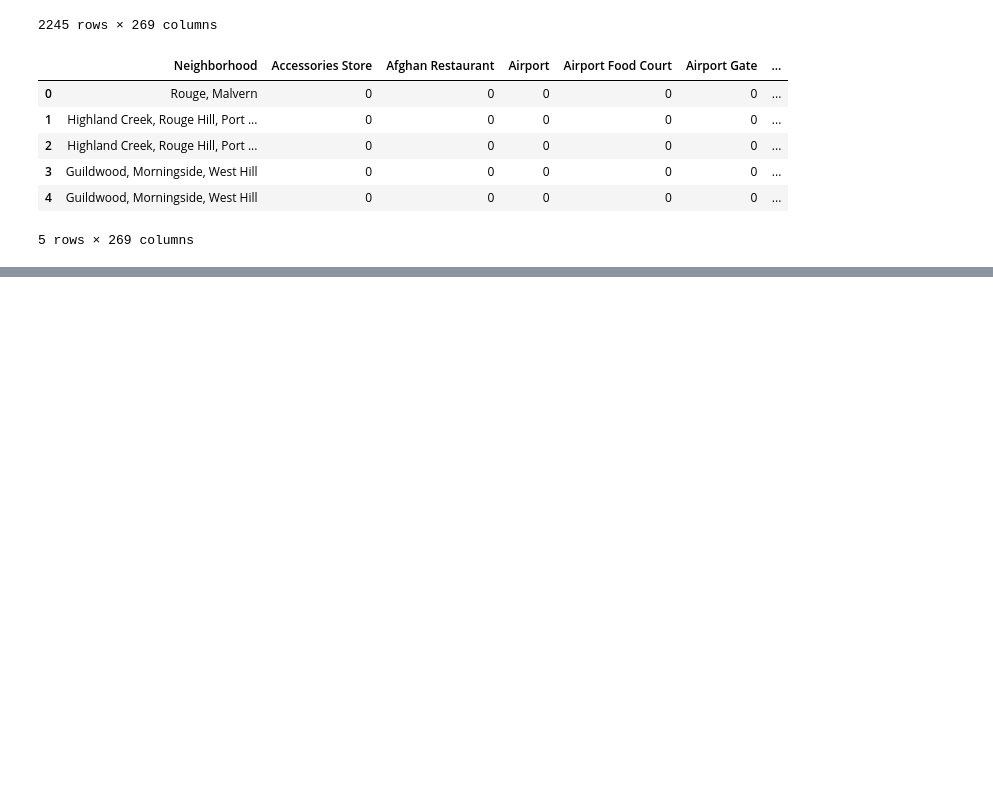
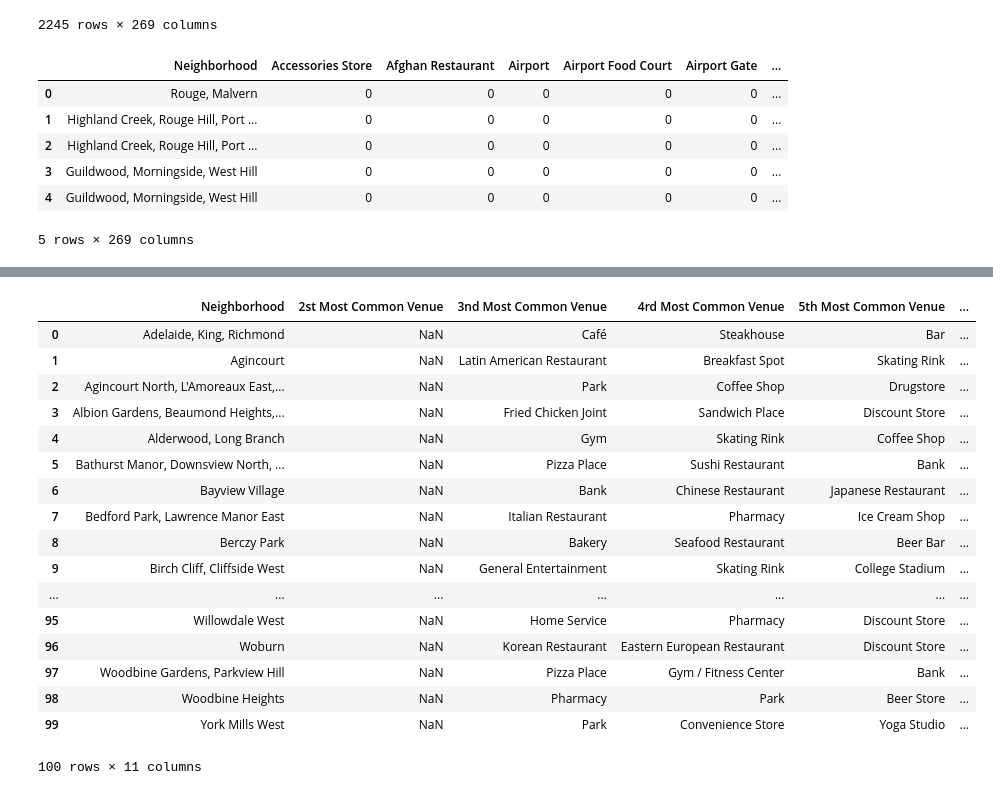
Before and after one commit to smanisty/Coursera_Capstone, a Jupyter notebook: Web Scraping3 .ipynb, the cells around one changed output, grey strips where cells are left out. Drawn from its saved outputs; the diff is of its cells as text; code cells hidden in the pictures; blank space fills up the shorter version.

Commit message:
Published from Watson Studio.

```diff
--- a/Web Scraping3 .ipynb
+++ b/Web Scraping3 .ipynb
@@ -323,0 +330,46 @@ map_clusters
+# %%
+def return_most_common_venues(row, num_top_venues):
+    row_categories = row.iloc[2:]
+    row_categories_sorted = row_categories.sort_values(ascending=False)
+
+    return row_categories_sorted.index.values[1:num_top_venues]
+# %%
+num_top_venues = 10
+
+indicators = ['st', 'nd', 'rd']
+
+# create columns according to number of top venues
+columns = ['Neighborhood']
+for ind in np.arange(num_top_venues):
+    try:
+        columns.append('{}{} Most Common Venue'.format(ind+2, indicators[ind]))
+    except:
+        columns.append('{}th Most Common Venue'.format(ind+2))
+
+# create a new dataframe
+neighborhoods_venues_sorted = pd.DataFrame(columns=columns)
+neighborhoods_venues_sorted['Neighborhood'] = toronto_grouped['Neighborhood']
+
+for ind in np.arange(toronto_merged.shape[0]):
+    neighborhoods_venues_sorted.iloc[ind, 2:] = return_most_common_venues(toronto_grouped.iloc[ind, :], num_top_venues)
+
+neighborhoods_venues_sorted.head(100)
+# %% [output]
+|  | Neighborhood | 2st Most Common Venue | 3nd Most Common Venue | 4rd Most Common Venue | 5th Most Common Venue | ... |
+| 0 | Adelaide, King, Richmond | NaN | Café | Steakhouse | Bar | ... |
+| 1 | Agincourt | NaN | Latin American Restaurant | Breakfast Spot | Skating Rink | ... |
+| 2 | Agincourt North, L'Amoreaux East,... | NaN | Park | Coffee Shop | Drugstore | ... |
+| 3 | Albion Gardens, Beaumond Heights,... | NaN | Fried Chicken Joint | Sandwich Place | Discount Store | ... |
+| 4 | Alderwood, Long Branch | NaN | Gym | Skating Rink | Coffee Shop | ... |
+| 5 | Bathurst Manor, Downsview North, ... | NaN | Pizza Place | Sushi Restaurant | Bank | ... |
+| 6 | Bayview Village | NaN | Bank | Chinese Restaurant | Japanese Restaurant | ... |
+| 7 | Bedford Park, Lawrence Manor East | NaN | Italian Restaurant | Pharmacy | Ice Cream Shop | ... |
+| 8 | Berczy Park | NaN | Bakery | Seafood Restaurant | Beer Bar | ... |
+| 9 | Birch Cliff, Cliffside West | NaN | General Entertainment | Skating Rink | College Stadium | ... |
+| ... | ... | ... | ... | ... | ... | ... |
+| 95 | Willowdale West | NaN | Home Service | Pharmacy | Discount Store | ... |
+| 96 | Woburn | NaN | Korean Restaurant | Eastern European Restaurant | Discount Store | ... |
+| 97 | Woodbine Gardens, Parkview Hill | NaN | Pizza Place | Gym / Fitness Center | Bank | ... |
+| 98 | Woodbine Heights | NaN | Pharmacy | Park | Beer Store | ... |
+| 99 | York Mills West | NaN | Park | Convenience Store | Yoga Studio | ... |
+100 rows × 11 columns
```
Also changed, not shown: parts of 5 cells of this notebook.
